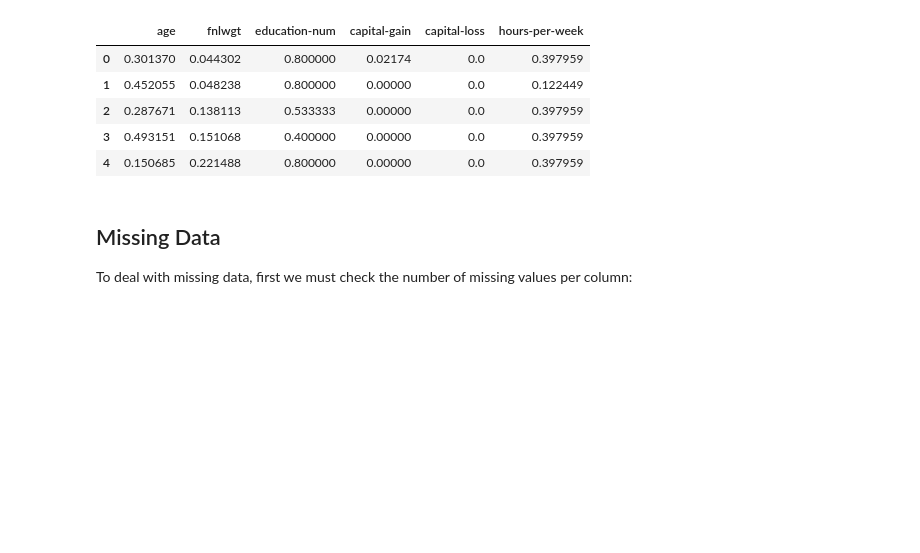
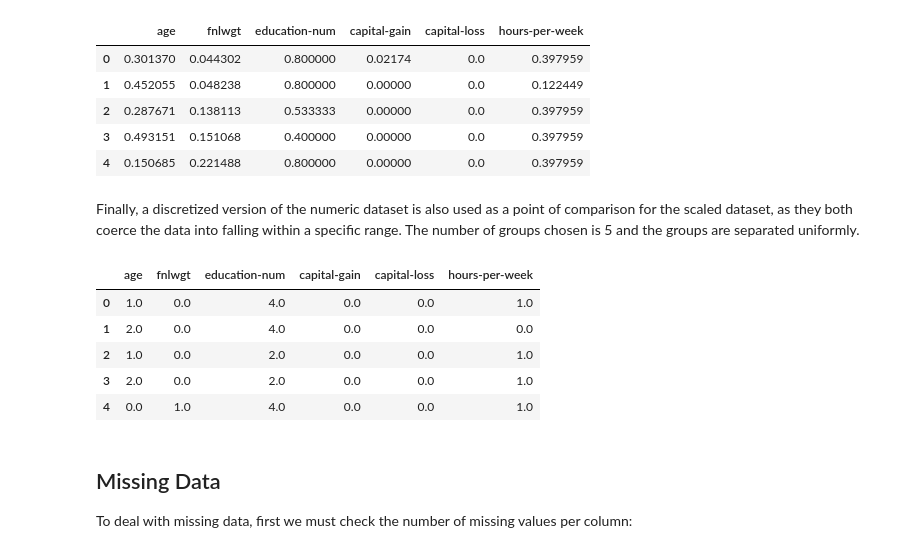
Before and after one commit to Pligabue/PCS5024-2021, a Jupyter notebook: Classifiers for the Adult Dataset/main.ipynb, the cells around one changed output. Cells and saved outputs as stored; diff of their text form; code cells hidden in the pictures; blank space fills up the shorter version.

Commit message:
Add discretized dataset

```diff
--- a/Classifiers for the Adult Dataset/main.ipynb
+++ b/Classifiers for the Adult Dataset/main.ipynb
@@ -51,3 +51,5 @@ scaled_adult_df.head()
 | 2 | 0.287671 | 0.138113 | 0.533333 | 0.00000 | 0.0 | 0.397959 |
 | 3 | 0.493151 | 0.151068 | 0.400000 | 0.00000 | 0.0 | 0.397959 |
 | 4 | 0.150685 | 0.221488 | 0.800000 | 0.00000 | 0.0 | 0.397959 |
+# %% [markdown]
+Finally, a discretized version of the numeric dataset is also used as a point of comparison for the scaled dataset, as they both coerce the data into falling within a specific range. The number of groups chosen is 5 and the groups are separated uniformly.
@@ -54,3 +58,16 @@ scaled_adult_df.head()
+# %%
+enc = KBinsDiscretizer(n_bins=5, encode='ordinal', strategy="uniform")
+discretized_data = enc.fit_transform(numeric_adult_df)
+
+discretized_adult_df = pd.DataFrame(columns=numeric_names, data=discretized_data)
+discretized_adult_df.head()
+# %% [output]
+|  | age | fnlwgt | education-num | capital-gain | capital-loss | hours-per-week |
+| 0 | 1.0 | 0.0 | 4.0 | 0.0 | 0.0 | 1.0 |
+| 1 | 2.0 | 0.0 | 4.0 | 0.0 | 0.0 | 0.0 |
+| 2 | 1.0 | 0.0 | 2.0 | 0.0 | 0.0 | 1.0 |
+| 3 | 2.0 | 0.0 | 2.0 | 0.0 | 0.0 | 1.0 |
+| 4 | 0.0 | 1.0 | 4.0 | 0.0 | 0.0 | 1.0 |
 # %% [markdown]
 ## Missing Data
 
```
Also changed, not shown: parts of 18 cells of this notebook.
